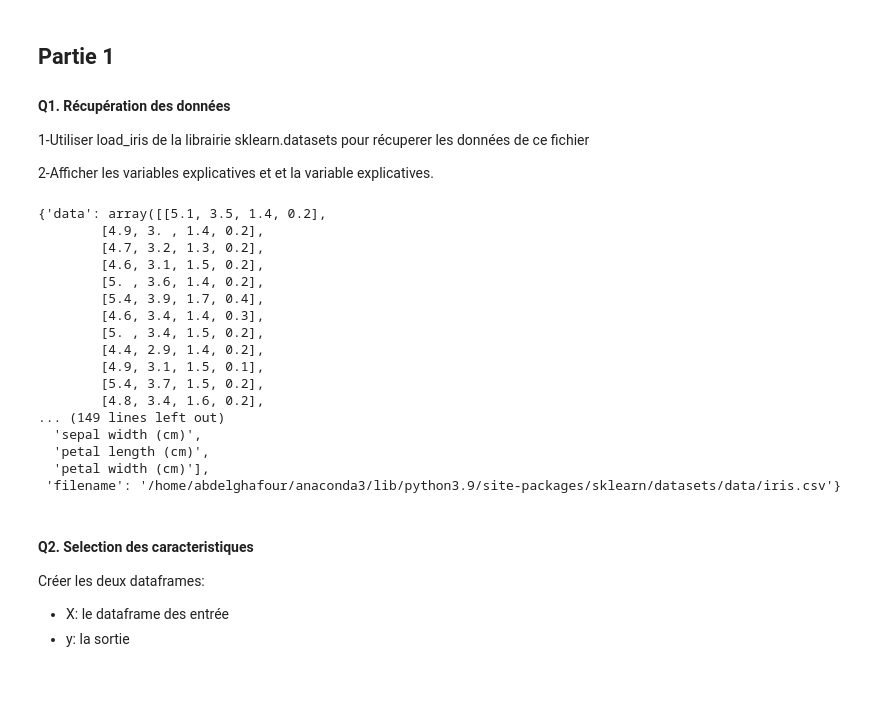
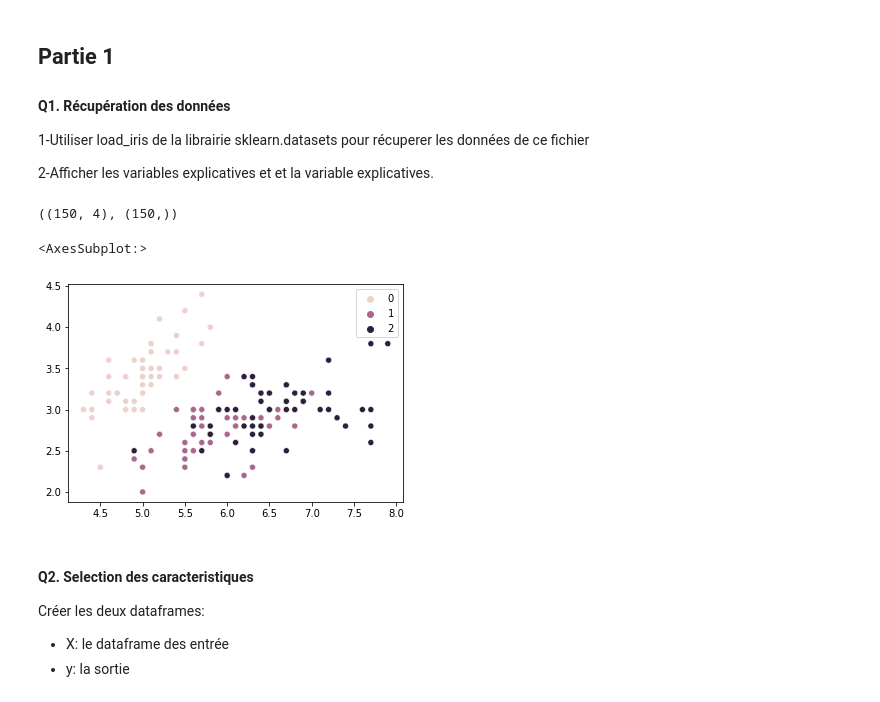
Before and after one commit to abdelghafourbamoula/TPs_machine_learning, a Jupyter notebook: tp08SVM/StartTP08SVM.ipynb, the cells around one changed output. Drawn from its saved outputs; the diff is of its cells as text; code cells hidden in the pictures.

```diff
--- a/tp08SVM/StartTP08SVM.ipynb
+++ b/tp08SVM/StartTP08SVM.ipynb
@@ -16,26 +16,16 @@ import matplotlib.pyplot as plt
-# %%
-from sklearn.datasets import load_iris
-
-iris = load_iris()
-iris
-# %% [output]
-{'data': array([[5.1, 3.5, 1.4, 0.2],
-        [4.9, 3. , 1.4, 0.2],
-        [4.7, 3.2, 1.3, 0.2],
-        [4.6, 3.1, 1.5, 0.2],
-        [5. , 3.6, 1.4, 0.2],
-        [5.4, 3.9, 1.7, 0.4],
-        [4.6, 3.4, 1.4, 0.3],
-        [5. , 3.4, 1.5, 0.2],
-        [4.4, 2.9, 1.4, 0.2],
-        [4.9, 3.1, 1.5, 0.1],
-        [5.4, 3.7, 1.5, 0.2],
-        [4.8, 3.4, 1.6, 0.2],
-... (149 lines left out)
-  'sepal width (cm)',
-  'petal length (cm)',
-  'petal width (cm)'],
- 'filename': '/home/abdelghafour/anaconda3/lib/python3.9/site-packages/sklearn/datasets/data/iris.csv'}
+# %%
+data = load_iris()
+X = data.data
+Y = data.target
+# %%
+X.shape, Y.shape
+# %% [output]
+((150, 4), (150,))
+# %%
+sns.scatterplot(X[:,0], X[:,1], hue=Y)
+# %% [output]
+<AxesSubplot:>
+[figure, added]
 # %% [markdown]
 #### Q2. Selection des caracteristiques
 Créer les deux dataframes:
```
Also changed, not shown: parts of 13 cells of this notebook, 1 other file.
